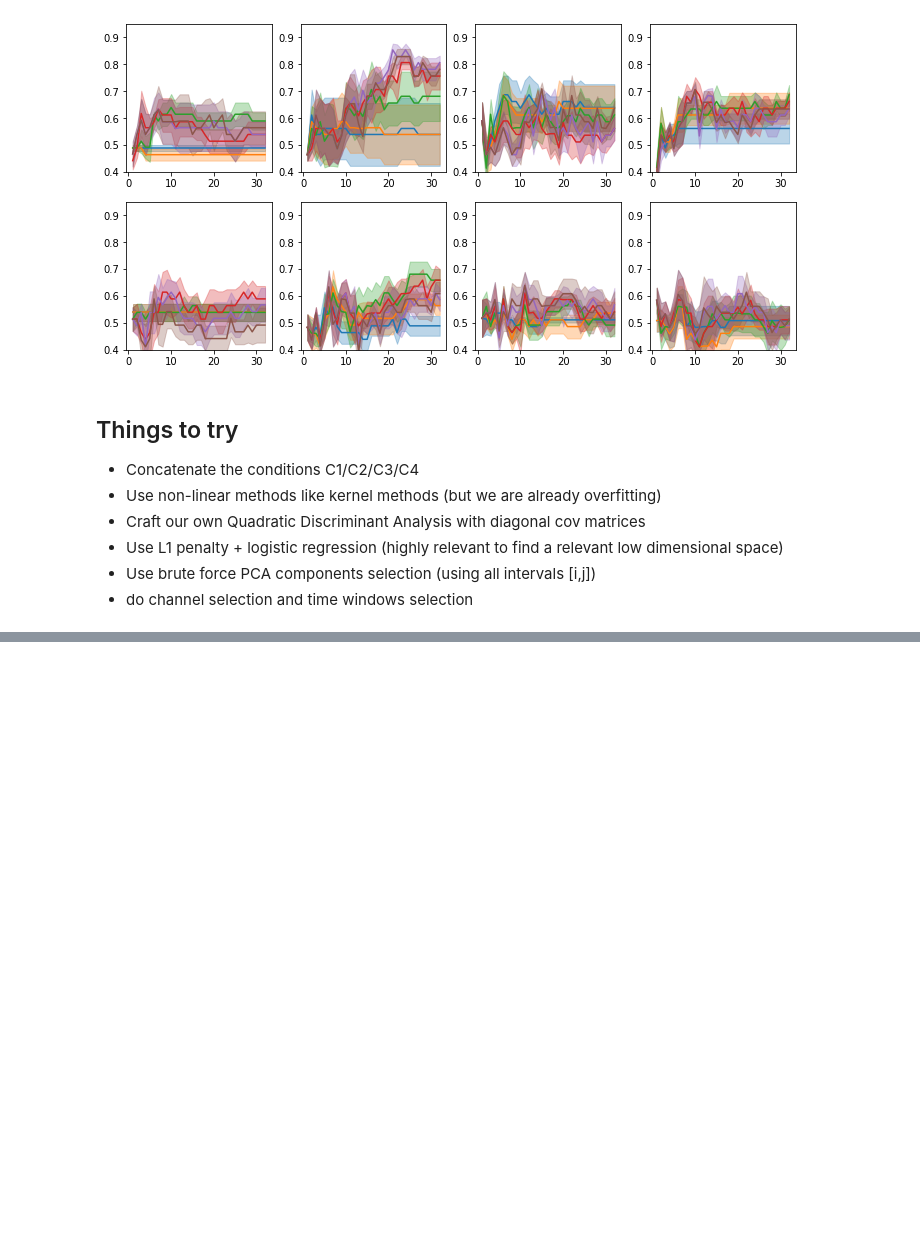
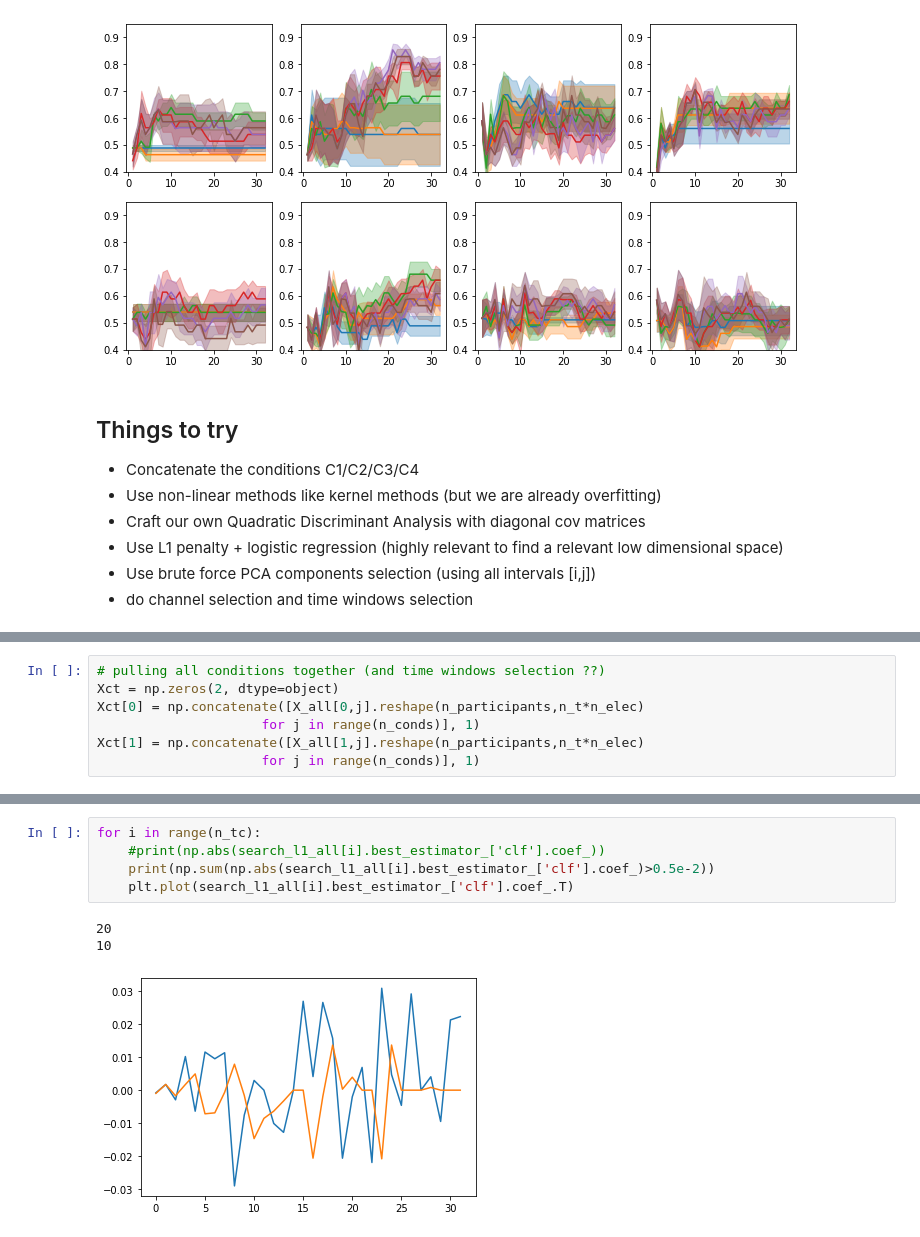
Before and after one commit to seydareisli/ML-Autism-Prediction, a Jupyter notebook: MLExamples/machine-learning.ipynb, the cells around one changed output, grey strips where cells are left out. Drawn from its saved outputs; the diff is of its cells as text; blank space fills up the shorter version.

```diff
--- a/MLExamples/machine-learning.ipynb
+++ b/MLExamples/machine-learning.ipynb
@@ -169,0 +169,7 @@ dimensional space)
+# %%
+# pulling all conditions together (and time windows selection ??)
+Xct = np.zeros(2, dtype=object)
+Xct[0] = np.concatenate([X_all[0,j].reshape(n_participants,n_t*n_elec)
+                     for j in range(n_conds)], 1)
+Xct[1] = np.concatenate([X_all[1,j].reshape(n_participants,n_t*n_elec)
+                     for j in range(n_conds)], 1)
@@ -169,0 +228,9 @@ dimensional space)
+# %%
+for i in range(n_tc):
+    #print(np.abs(search_l1_all[i].best_estimator_['clf'].coef_))
+    print(np.sum(np.abs(search_l1_all[i].best_estimator_['clf'].coef_)>0.5e-2))
+    plt.plot(search_l1_all[i].best_estimator_['clf'].coef_.T)
+# %% [output]
+20
+10
+[figure, added]
```
Also changed, not shown: parts of 6 cells of this notebook.
